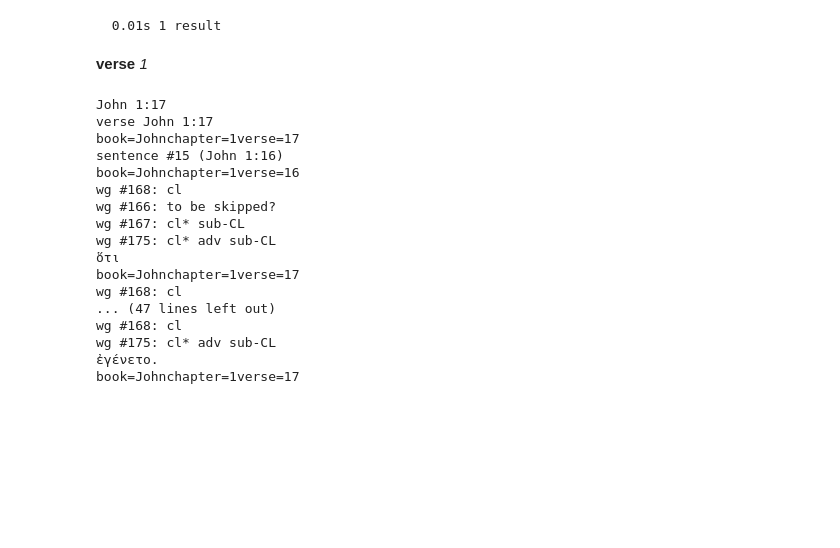
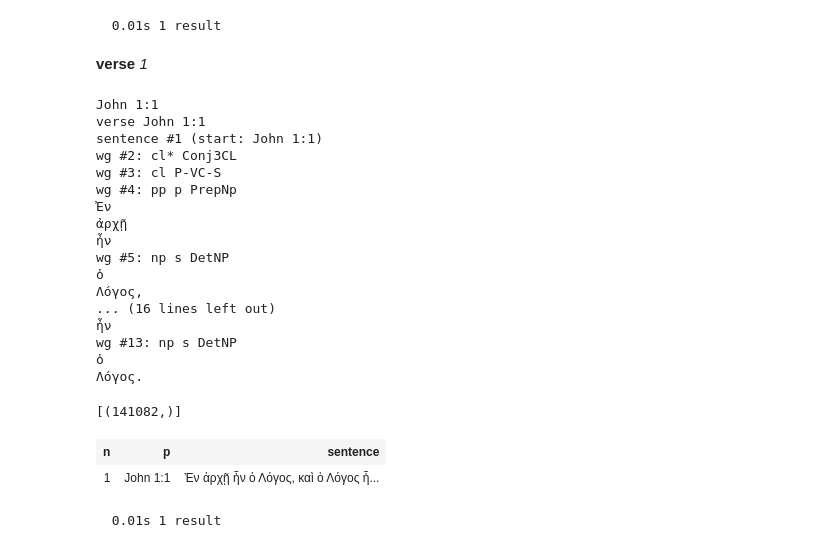
Before and after one commit to tonyjurg/Nestle1904LFT, a Jupyter notebook: resources/LocalPlayGround.ipynb, the cells around one changed output. Saved outputs shown, nothing was run; the diff lists cells and outputs as text; code cells hidden in the pictures; blank space fills up the shorter version.

```diff
--- a/resources/LocalPlayGround.ipynb
+++ b/resources/LocalPlayGround.ipynb
@@ -50,30 +67,47 @@ TF API: names N F E L T S C TF Fs Fall Es Eall Cs Call directly usable
 # %%
-VerseQuery = '''
-book book=John
-  verse verse=17 chapter=1
+SentenceQuery = '''
+sentence headverse=1  book=John chapter=1
 '''
 
-VerseResults = PLAY.search(VerseQuery)
+SentenceResults = PLAY.search(SentenceQuery)
 # %% [output]
   0.01s 1 result
 # %%
-PLAY.show(VerseResults, end=2, condensed=True, multiFeatures=False)
+PLAY.show(SentenceResults)
 # %% [output]
 verse 1
-John 1:17
-verse John 1:17
-book=Johnchapter=1verse=17
-sentence #15 (John 1:16)
-book=Johnchapter=1verse=16
-wg #168: cl
-wg #166: to be skipped?
-wg #167: cl* sub-CL
-wg #175: cl* adv sub-CL
-ὅτι
-book=Johnchapter=1verse=17
-wg #168: cl
-... (47 lines left out)
-wg #168: cl
-wg #175: cl* adv sub-CL
-ἐγένετο.
-book=Johnchapter=1verse=17
+John 1:1
+verse John 1:1
+sentence #1 (start: John 1:1)
+wg #2: cl* Conj3CL
+wg #3: cl P-VC-S
+wg #4: pp p PrepNp
+Ἐν
+ἀρχῇ
+ἦν
+wg #5: np s DetNP
+ὁ
+Λόγος,
+... (16 lines left out)
+ἦν
+wg #13: np s DetNP
+ὁ
+Λόγος.
+# %%
+print (SentenceResults)
+# %% [output]
+[(141082,)]
+# %%
+PLAY.table(SentenceResults)
+# %% [output]
+| n | p | sentence |
+| 1 | John 1:1 | Ἐν ἀρχῇ ἦν ὁ Λόγος, καὶ ὁ Λόγος ἦ... |
+# %%
+Query = '''
+book book=Matthew
+   verse chapter=1 verse=1
+'''
+
+Results = PLAY.search(Query)
+# %% [output]
+  0.01s 1 result
```
Also changed, not shown: parts of 4 cells of this notebook, 5 other files.
